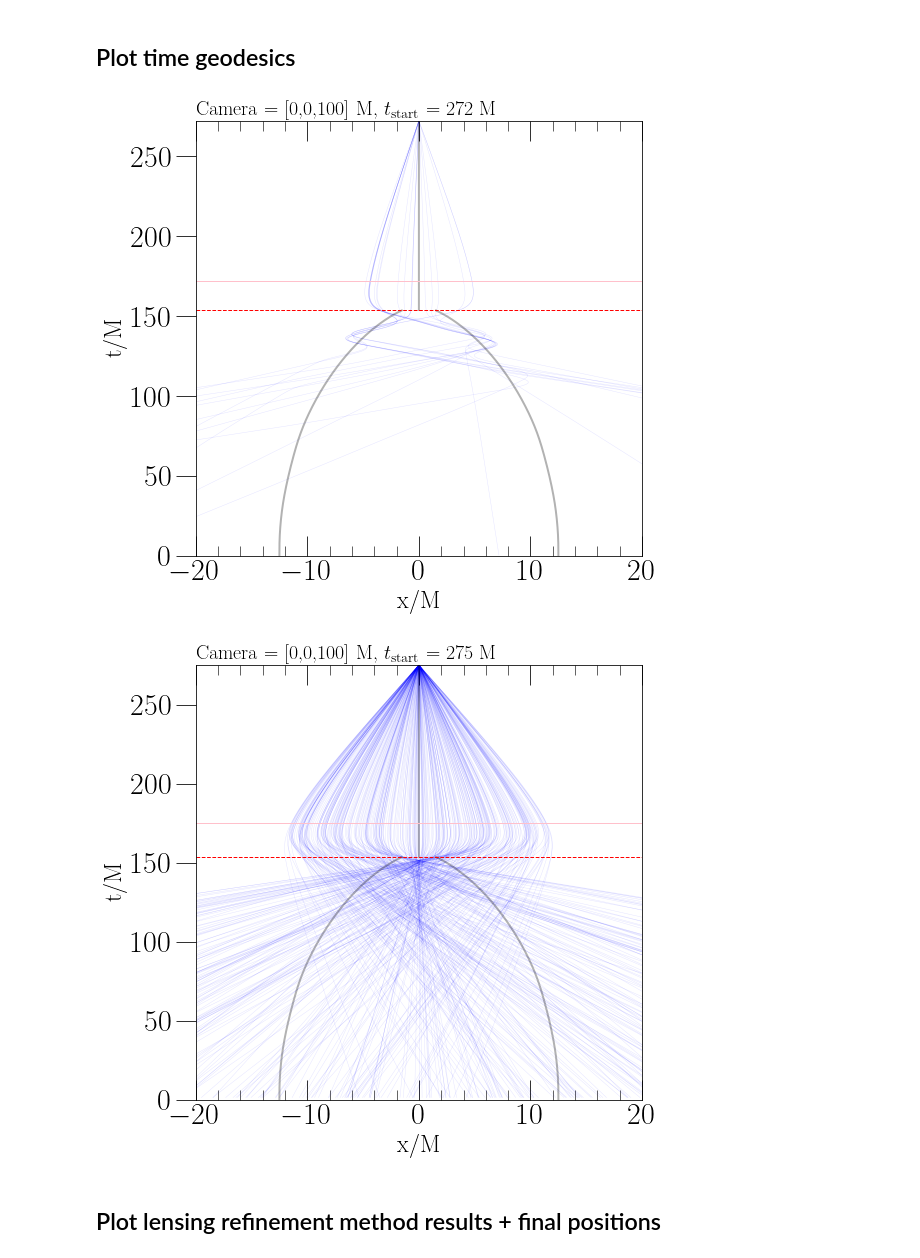
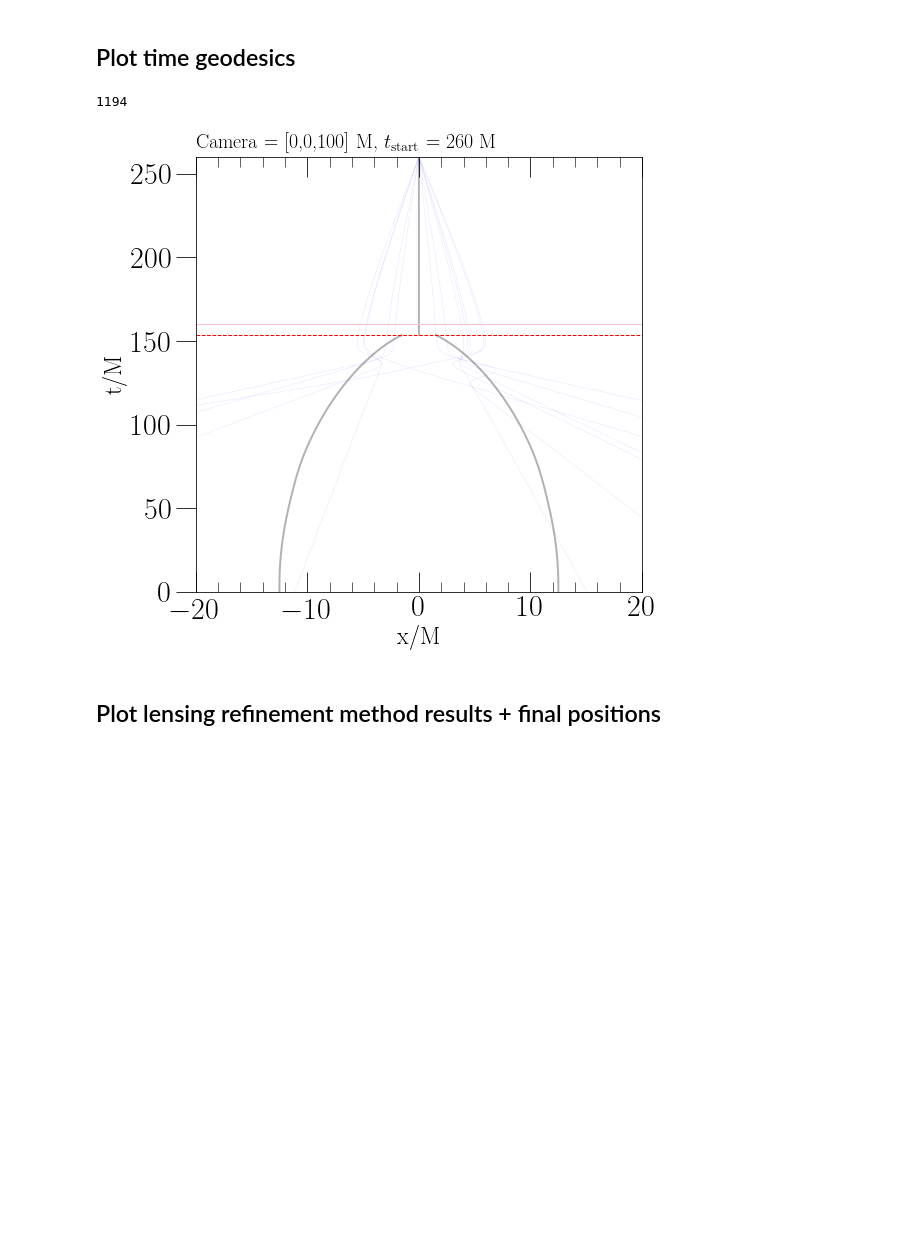
Before and after one commit to mariaokounkova/TracingMerger, a Jupyter notebook: InterestingLoops.ipynb, the cells around one changed output. Saved outputs shown, nothing was run; the diff lists cells and outputs as text; code cells hidden in the pictures; blank space fills up the shorter version.

Commit message:
Updated horizon paths

```diff
--- a/InterestingLoops.ipynb
+++ b/InterestingLoops.ipynb
@@ -113,7 +113,7 @@ Lev = "2"
 
 def read_horizon_trajectories(Horizon):
     """ Horizon is a string corresponding to the BH we're interested in [A, B, C]"""
-    f = "Data/HeadOn_Harmonic/JoinedLev" + Lev + "/ApparentHorizons/Trajectory_Ah" + Horizon + ".dat"
+    f = "Data/JoinedLev" + Lev + "/ApparentHorizons/Trajectory_Ah" + Horizon + ".dat"
     t, x, y, z = np.loadtxt(f, comments="#",usecols=([0,1,2,3]),unpack=True)
     return t, x, y, z
 
@@ -428,13 +412,13 @@ ComputeXTurns('Data/TraceHeadOn_0_0_100_269.7/', 90560)
 def PlotGetTrajectoriesFromH5(p):
 
     max_N, Indices = GetGeodesicsMaxZeroCrossings(p)
-    print(p, max_N, len(Indices), Indices)
+    print(p, max_N, len(Indices))
 
-    Indices = GetGeodesicsZeroCrossingsIndices(p, 6)
+    #Indices = GetGeodesicsZeroCrossingsIndices(p, 6)
     #Indices = GetGeodesicIndices(p)
-    print(len(Indices))
+    #print(len(Indices))
 
-    Indices = Indices[0:5]
+    Indices = Indices[0:4]
 
     cs = sns.color_palette('Paired', n_colors=len(Indices))
 
@@ -480,11 +464,7 @@ def PlotGetTrajectoriesFromH5(p):
     #plt.tight_layout()
     plt.show()
 # %%
-for t_start in [269.7]:
-#for dir in fnmatch.filter(os.listdir('Data'), 'Trace*'):
-    #p = 'Data/' + dir + '/'
+for t_start in [268]:
     p = 'Data/TraceHeadOn_0_0_100_' + str(t_start) + '/'
-    #max_N, Indices = GetGeodesicsMaxZeroCrossings(p)
-    #print(p, max_N, len(Indices))
     PlotGetTrajectoriesFromH5(p)
 # %% [output]
@@ -536,12 +514,12 @@ def PlotTimeTrajectories(p):
     #plt.tight_layout()
     plt.show()
 # %%
-for t_start in [272, 275]: #, 260, 265, 268.6, 269.7, 272, 275]:
+for t_start in [260]: #, 260, 265, 268.6, 269.7, 272, 275]:
     p = 'Data/TraceHeadOn_0_0_100_' + str(t_start) + '/'
     PlotTimeTrajectories(p)
 # %% [output]
+1194
-[figure, old version]
+[figure, new version]
-[figure, removed]
 # %% [markdown]
 ## Plot lensing refinement method results + final positions
 # %%
```
Also changed, not shown: parts of 3 cells of this notebook.
